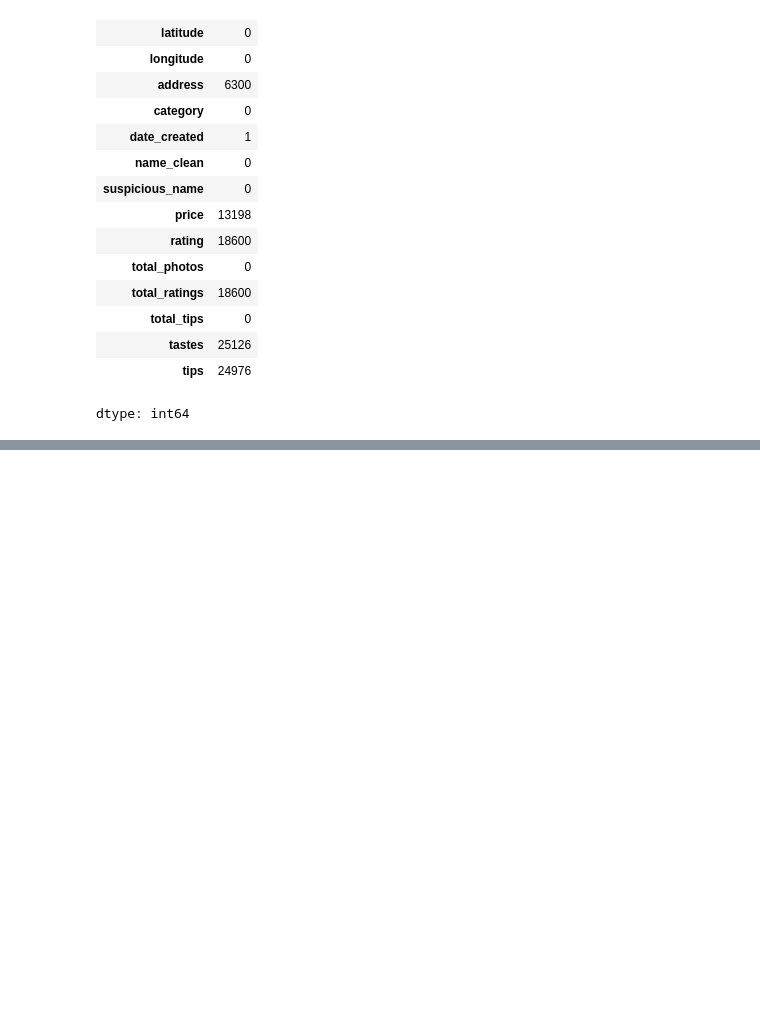
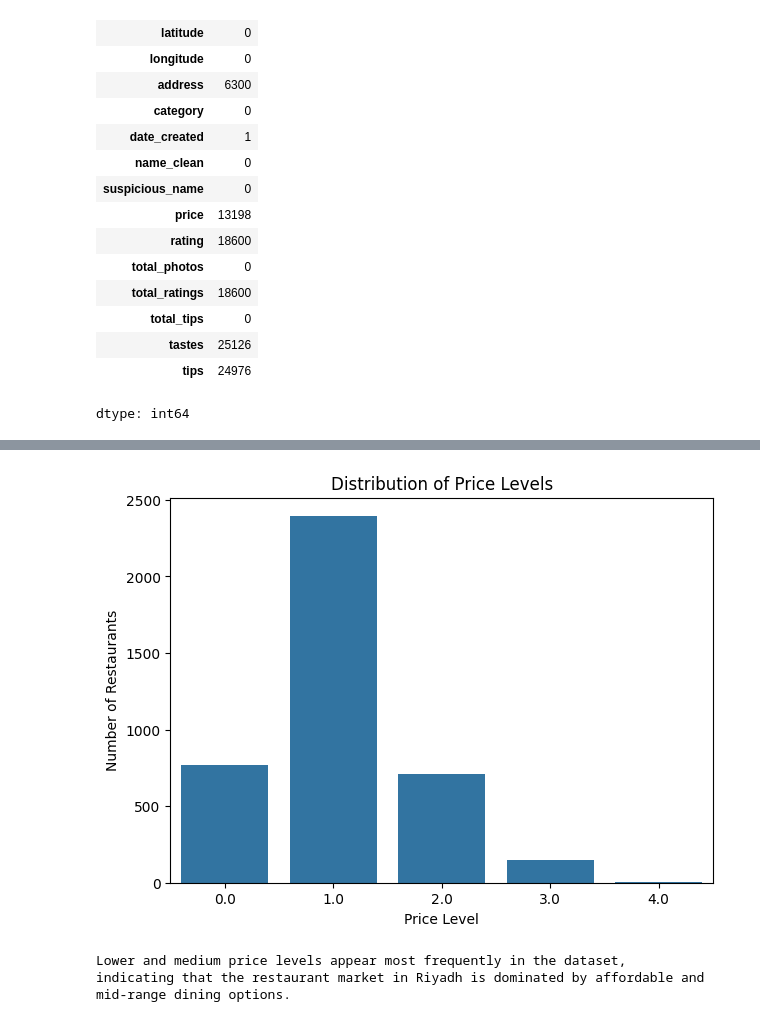
Before and after one commit to AbdulrahmanB-25/EDA_Project, a Jupyter notebook: EDA_Project.ipynb, the cells around one changed output, grey strips where cells are left out. Saved outputs shown, nothing was run; the diff lists cells and outputs as text; code cells hidden in the pictures; blank space fills up the shorter version.

```diff
--- a/EDA_Project.ipynb
+++ b/EDA_Project.ipynb
@@ -371,0 +424,16 @@ dtype: int64
+# %%
+plt.figure(figsize=(7,5))
+
+sns.countplot(x="price_level", data=df_restaurants)
+
+plt.title("Distribution of Price Levels")
+plt.xlabel("Price Level")
+plt.ylabel("Number of Restaurants")
+
+plt.show()
+
+print("Lower and medium price levels appear most frequently in the dataset,\nindicating that the restaurant market in Riyadh is dominated by affordable and mid-range dining options.")
+# %% [output]
+[figure, added]
+Lower and medium price levels appear most frequently in the dataset,
+indicating that the restaurant market in Riyadh is dominated by affordable and mid-range dining options.
```
Also changed, not shown: parts of 15 cells of this notebook.
